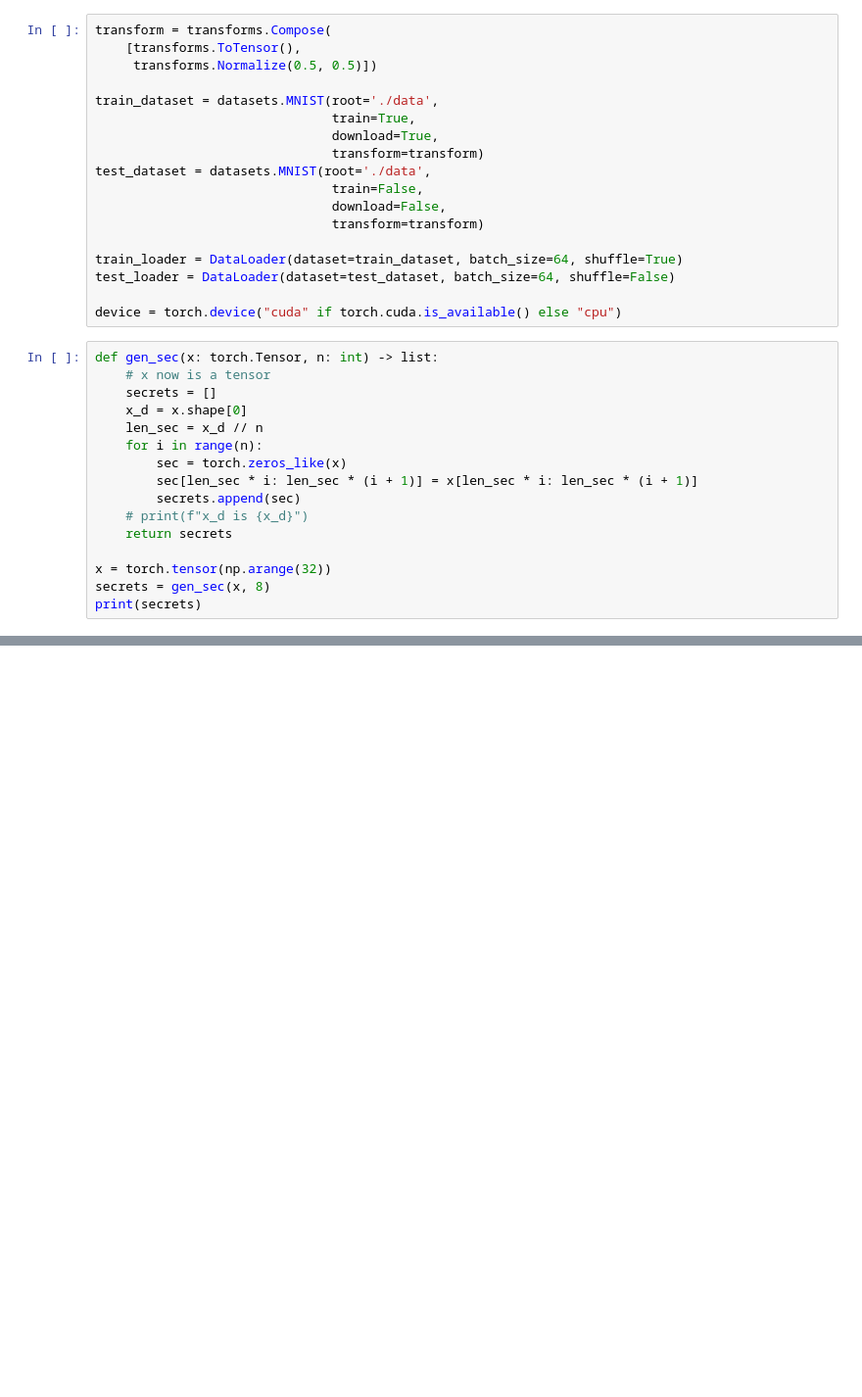
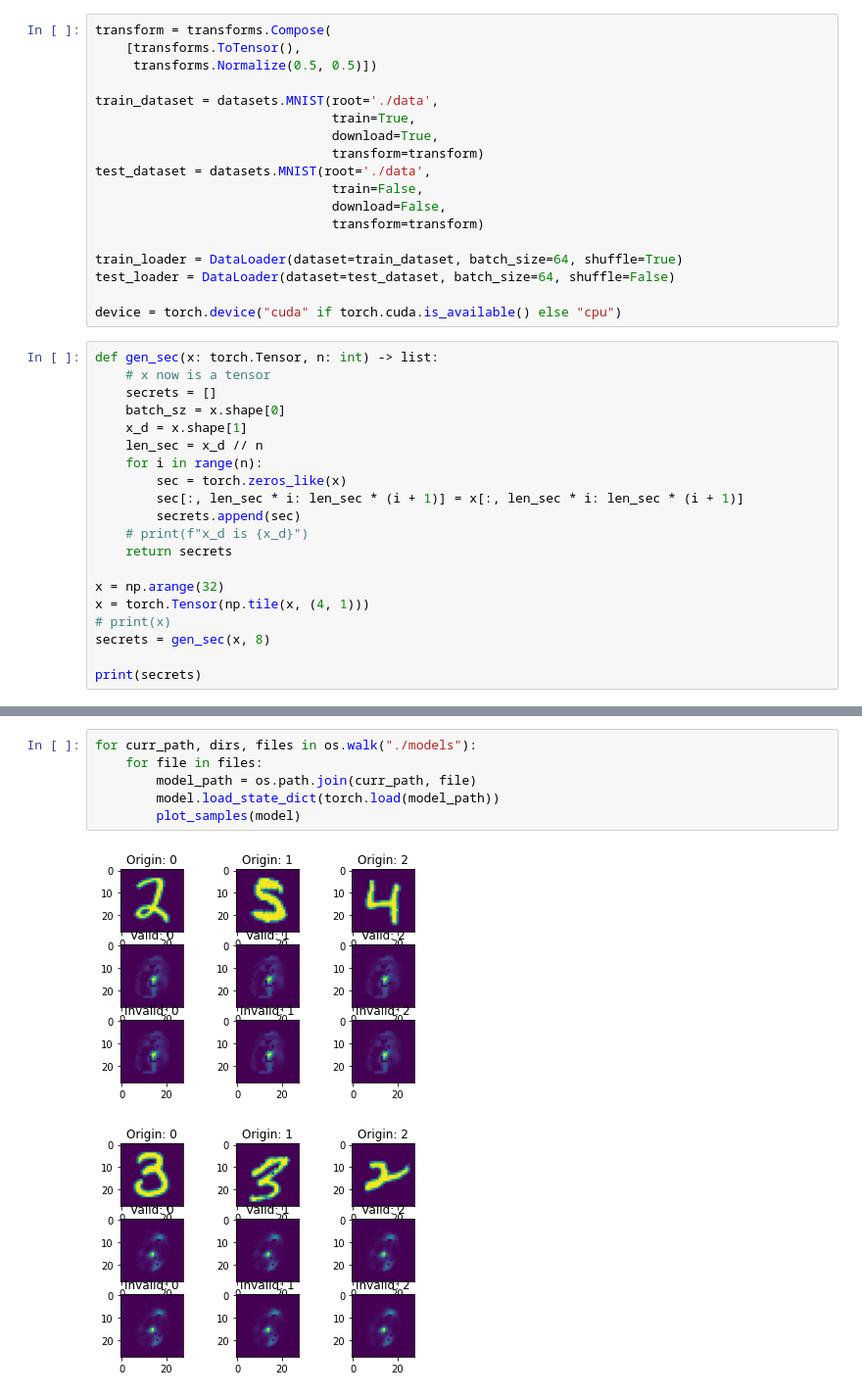
Before and after one commit to UnknownXenia/AE_SecretSharing, a Jupyter notebook: AE.ipynb, the cells around one changed output, grey strips where cells are left out. Shown at 98% size. Saved outputs shown, nothing was run; the diff lists cells and outputs as text; blank space fills up the shorter version.

```diff
--- a/AE.ipynb
+++ b/AE.ipynb
@@ -28,16 +29,20 @@ device = torch.device("cuda" if torch.cuda.is_available() else "cpu")
 def gen_sec(x: torch.Tensor, n: int) -> list:
     # x now is a tensor
     secrets = []
-    x_d = x.shape[0]
+    batch_sz = x.shape[0]
+    x_d = x.shape[1]
     len_sec = x_d // n
     for i in range(n):
         sec = torch.zeros_like(x)
-        sec[len_sec * i: len_sec * (i + 1)] = x[len_sec * i: len_sec * (i + 1)]
+        sec[:, len_sec * i: len_sec * (i + 1)] = x[:, len_sec * i: len_sec * (i + 1)]
         secrets.append(sec)
     # print(f"x_d is {x_d}")
     return secrets
 
-x = torch.tensor(np.arange(32))
+x = np.arange(32)
+x = torch.Tensor(np.tile(x, (4, 1)))
+# print(x)
 secrets = gen_sec(x, 8)
+
 print(secrets)
 # %% [output]
@@ -188,0 +306,9 @@ for i in range(5):
+# %%
+for curr_path, dirs, files in os.walk("./models"):
+    for file in files:
+        model_path = os.path.join(curr_path, file)
+        model.load_state_dict(torch.load(model_path))
+        plot_samples(model)
+# %% [output]
+[figure, added]
+[figure, added]
```
Also changed, not shown: parts of 20 cells of this notebook.
